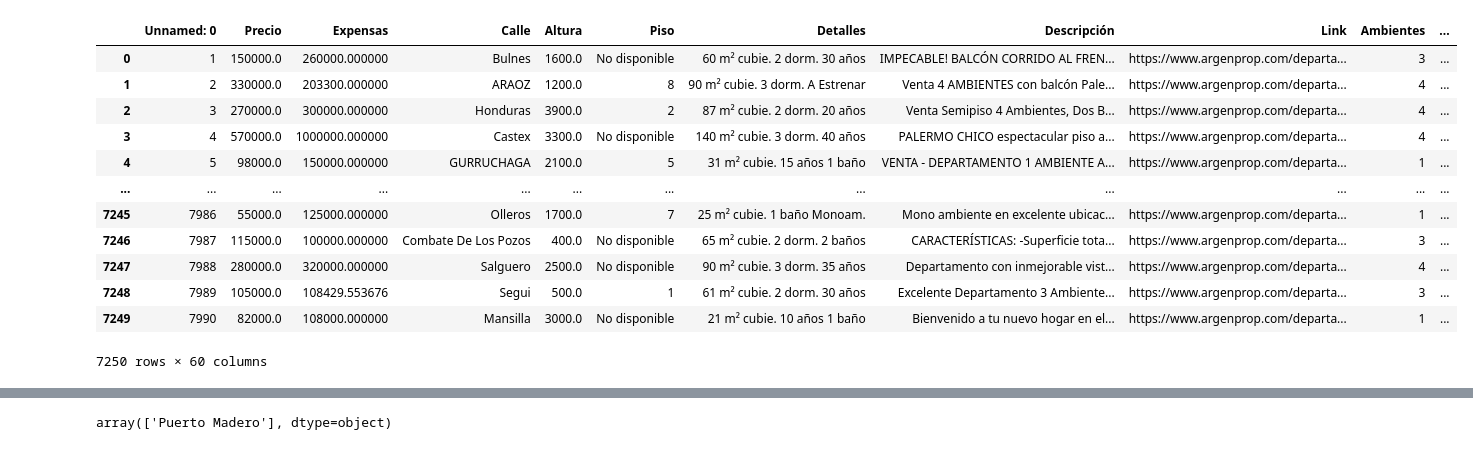
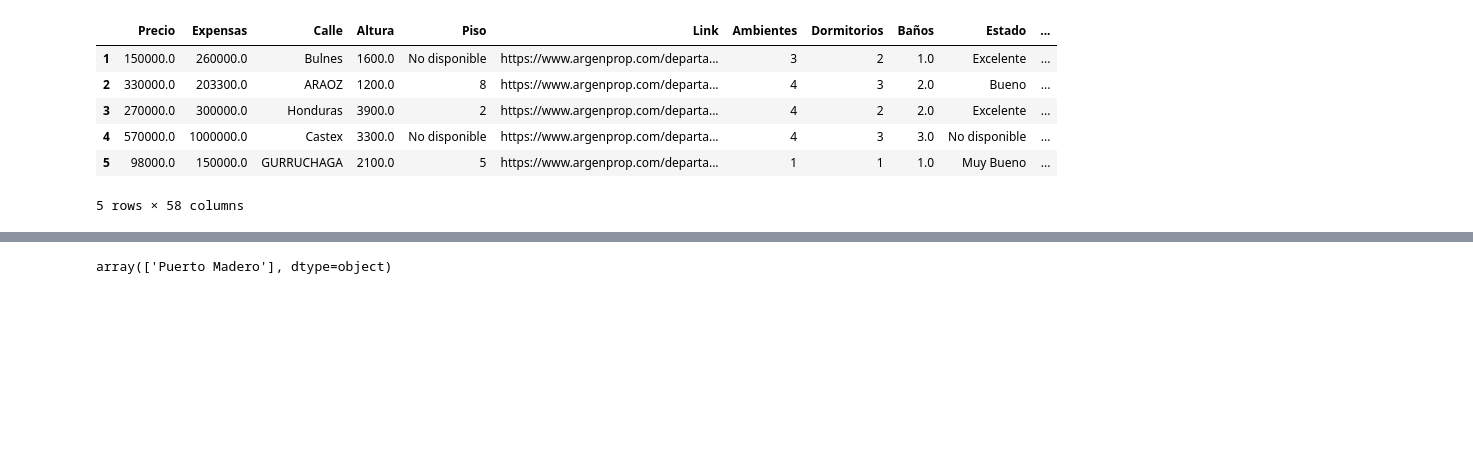
Before and after one commit to LBinello2004/TP1_Analitica_Descriptiva_ITBA, a Jupyter notebook: 5. EDA.ipynb, the cells around one changed output, grey strips where cells are left out. Cells and saved outputs as stored; diff of their text form; code cells hidden in the pictures; blank space fills up the shorter version.

```diff
--- a/5. EDA.ipynb
+++ b/5. EDA.ipynb
@@ -3,18 +3,12 @@ import pandas as pd
 # %%
-df = pd.read_csv("Argenprop_limpio.csv")
+df = pd.read_csv("Argenprop_limpio.csv", index_col=0)
 # %%
-df
+df.head()
 # %% [output]
-|  | Unnamed: 0 | Precio | Expensas | Calle | Altura | Piso | Detalles | Descripción | Link | Ambientes | ... |
-| 0 | 1 | 150000.0 | 260000.000000 | Bulnes | 1600.0 | No disponible | 60 m² cubie. 2 dorm. 30 años | IMPECABLE! BALCÓN CORRIDO AL FREN... | https://www.argenprop.com/departa... | 3 | ... |
-| 1 | 2 | 330000.0 | 203300.000000 | ARAOZ | 1200.0 | 8 | 90 m² cubie. 3 dorm. A Estrenar | Venta 4 AMBIENTES con balcón Pale... | https://www.argenprop.com/departa... | 4 | ... |
-| 2 | 3 | 270000.0 | 300000.000000 | Honduras | 3900.0 | 2 | 87 m² cubie. 2 dorm. 20 años | Venta Semipiso 4 Ambientes, Dos B... | https://www.argenprop.com/departa... | 4 | ... |
-| 3 | 4 | 570000.0 | 1000000.000000 | Castex | 3300.0 | No disponible | 140 m² cubie. 3 dorm. 40 años | PALERMO CHICO espectacular piso a... | https://www.argenprop.com/departa... | 4 | ... |
-| 4 | 5 | 98000.0 | 150000.000000 | GURRUCHAGA | 2100.0 | 5 | 31 m² cubie. 15 años 1 baño | VENTA - DEPARTAMENTO 1 AMBIENTE A... | https://www.argenprop.com/departa... | 1 | ... |
-| ... | ... | ... | ... | ... | ... | ... | ... | ... | ... | ... | ... |
-| 7245 | 7986 | 55000.0 | 125000.000000 | Olleros | 1700.0 | 7 | 25 m² cubie. 1 baño Monoam. | Mono ambiente en excelente ubicac... | https://www.argenprop.com/departa... | 1 | ... |
-| 7246 | 7987 | 115000.0 | 100000.000000 | Combate De Los Pozos | 400.0 | No disponible | 65 m² cubie. 2 dorm. 2 baños | CARACTERÍSTICAS: -Superficie tota... | https://www.argenprop.com/departa... | 3 | ... |
-| 7247 | 7988 | 280000.0 | 320000.000000 | Salguero | 2500.0 | No disponible | 90 m² cubie. 3 dorm. 35 años | Departamento con inmejorable vist... | https://www.argenprop.com/departa... | 4 | ... |
-| 7248 | 7989 | 105000.0 | 108429.553676 | Segui | 500.0 | 1 | 61 m² cubie. 2 dorm. 30 años | Excelente Departamento 3 Ambiente... | https://www.argenprop.com/departa... | 3 | ... |
-| 7249 | 7990 | 82000.0 | 108000.000000 | Mansilla | 3000.0 | No disponible | 21 m² cubie. 10 años 1 baño | Bienvenido a tu nuevo hogar en el... | https://www.argenprop.com/departa... | 1 | ... |
+|  | Precio | Expensas | Calle | Altura | Piso | Link | Ambientes | Dormitorios | Baños | Estado | ... |
+| 1 | 150000.0 | 260000.0 | Bulnes | 1600.0 | No disponible | https://www.argenprop.com/departa... | 3 | 2 | 1.0 | Excelente | ... |
+| 2 | 330000.0 | 203300.0 | ARAOZ | 1200.0 | 8 | https://www.argenprop.com/departa... | 4 | 3 | 2.0 | Bueno | ... |
+| 3 | 270000.0 | 300000.0 | Honduras | 3900.0 | 2 | https://www.argenprop.com/departa... | 4 | 2 | 2.0 | Excelente | ... |
+| 4 | 570000.0 | 1000000.0 | Castex | 3300.0 | No disponible | https://www.argenprop.com/departa... | 4 | 3 | 3.0 | No disponible | ... |
+| 5 | 98000.0 | 150000.0 | GURRUCHAGA | 2100.0 | 5 | https://www.argenprop.com/departa... | 1 | 1 | 1.0 | Muy Bueno | ... |
-7250 rows × 60 columns
+5 rows × 58 columns
```
Also changed, not shown: parts of 12 cells of this notebook, 2 other files.
